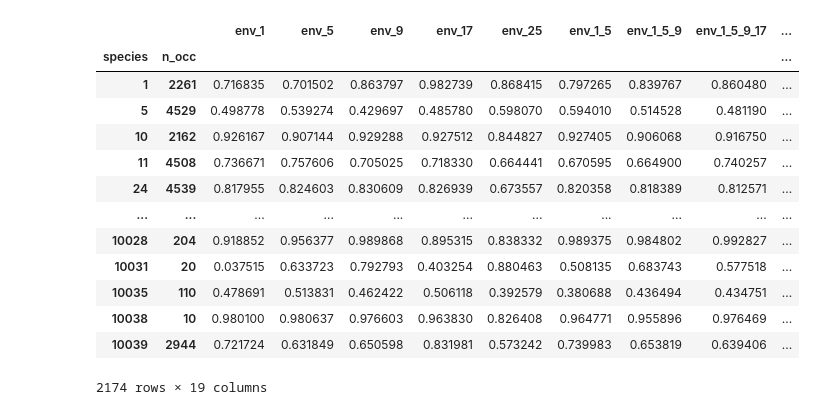
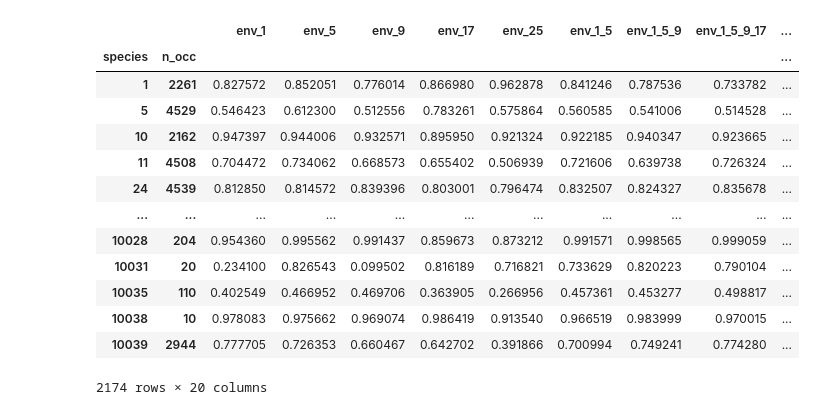
Before and after one commit to ninavantiel/multi_scale_SDMs, a Jupyter notebook: model_evaluation.ipynb, the cells around one changed output. Saved outputs shown, nothing was run; the diff lists cells and outputs as text; code cells hidden in the pictures.

```diff
--- a/model_evaluation.ipynb
+++ b/model_evaluation.ipynb
@@ -78,53 +82,57 @@ models = {
     '0702_env_5': 'env_5',
     '0702_env_9': 'env_9',
     '0702_env_17': 'env_17',
-    '0702_env_25': 'env_25',
+    '0708_env_25_seed_43': 'env_25',
     '0702_env_1_5': 'env_1_5',
     '0702_env_1_5_9': 'env_1_5_9',
     '0702_env_1_5_9_17': 'env_1_5_9_17',
     '0702_env_1_5_9_17_25': 'env_1_5_9_17_25',
 
     # '0623_env_1_out_2048': 'env_1_out_2048',
     # '0623_env_5_out_2048': 'env_5_out_2048',
     # '0623_env_9_out_2048': 'env_9_out_2048',
     # '0623_env_17_out_2048': 'env_17_out_2048',
     # '0623_env_25_out_2048': 'env_25_out_2048',
     # '0623_env_1_5_9_out_2048': 'env_1_5_9_out_2048',
 
-    '0702_sat_25': 'sat_25',
-    '0702_sat_59': 'sat_59',
-    '0702_sat_115': 'sat_115',
-    '0702_sat_25_59_115': 'sat_25_59_115',
+    '0704_sat_25': 'sat_25',
+    '0704_sat_59': 'sat_59',
+    '0704_sat_115': 'sat_115',
+    '0704_sat_25_59': 'sat_25_59',
+    '0704_sat_25_59_115': 'sat_25_59_115',
 
     '0701_env_1_sat_25': 'env_1_sat_25',
     '0703_env_1_sat_59': 'env_1_sat_59',
     '0703_env_1_sat_115': 'env_1_sat_115',
     '0701_env_1_sat_25_59_115_v2': 'env_1_sat_25_59_115',
     '0701_env_1_5_sat_25_59_115': 'env_1_5_sat_25_59_115',
     '0701_env_1_5_9_17_sat_25_59_115': 'env_1_5_9_17_sat_25_59_115'
 
 }
-checkpoint =  'best_val_auc' # 'last' #
+checkpoint =  'last' # 'best_val_auc' #
 auc_df = pd.concat([
     pd.read_csv(f"models/{k}/{checkpoint}_species_auc.csv").rename(columns={"auc": v}).set_index(['species','n_occ']) for k, v in models.items()
 ], axis=1)
 
+# auc_df['env_25'] = pd.read_csv(f"models/0702_env_25/best_val_auc_species_auc.csv").rename(columns={"auc": 'env_25'}).set_index(['species','n_occ'])
+auc_df['sat_59'] = pd.read_csv(f"models/0704_sat_59/best_val_auc_species_auc.csv").rename(columns={"auc": 'sat_59'}).set_index(['species','n_occ'])
+
 auc_df
 # %% [output]
 |  |  | env_1 | env_5 | env_9 | env_17 | env_25 | env_1_5 | env_1_5_9 | env_1_5_9_17 | ... |
 | species | n_occ |  |  |  |  |  |  |  |  | ... |
-| 1 | 2261 | 0.716835 | 0.701502 | 0.863797 | 0.982739 | 0.868415 | 0.797265 | 0.839767 | 0.860480 | ... |
-| 5 | 4529 | 0.498778 | 0.539274 | 0.429697 | 0.485780 | 0.598070 | 0.594010 | 0.514528 | 0.481190 | ... |
-| 10 | 2162 | 0.926167 | 0.907144 | 0.929288 | 0.927512 | 0.844827 | 0.927405 | 0.906068 | 0.916750 | ... |
-| 11 | 4508 | 0.736671 | 0.757606 | 0.705025 | 0.718330 | 0.664441 | 0.670595 | 0.664900 | 0.740257 | ... |
-| 24 | 4539 | 0.817955 | 0.824603 | 0.830609 | 0.826939 | 0.673557 | 0.820358 | 0.818389 | 0.812571 | ... |
+| 1 | 2261 | 0.827572 | 0.852051 | 0.776014 | 0.866980 | 0.962878 | 0.841246 | 0.787536 | 0.733782 | ... |
+| 5 | 4529 | 0.546423 | 0.612300 | 0.512556 | 0.783261 | 0.575864 | 0.560585 | 0.541006 | 0.514528 | ... |
+| 10 | 2162 | 0.947397 | 0.944006 | 0.932571 | 0.895950 | 0.921324 | 0.922185 | 0.940347 | 0.923665 | ... |
+| 11 | 4508 | 0.704472 | 0.734062 | 0.668573 | 0.655402 | 0.506939 | 0.721606 | 0.639738 | 0.726324 | ... |
+| 24 | 4539 | 0.812850 | 0.814572 | 0.839396 | 0.803001 | 0.796474 | 0.832507 | 0.824327 | 0.835678 | ... |
 | ... | ... | ... | ... | ... | ... | ... | ... | ... | ... | ... |
-| 10028 | 204 | 0.918852 | 0.956377 | 0.989868 | 0.895315 | 0.838332 | 0.989375 | 0.984802 | 0.992827 | ... |
-| 10031 | 20 | 0.037515 | 0.633723 | 0.792793 | 0.403254 | 0.880463 | 0.508135 | 0.683743 | 0.577518 | ... |
-| 10035 | 110 | 0.478691 | 0.513831 | 0.462422 | 0.506118 | 0.392579 | 0.380688 | 0.436494 | 0.434751 | ... |
-| 10038 | 10 | 0.980100 | 0.980637 | 0.976603 | 0.963830 | 0.826408 | 0.964771 | 0.955896 | 0.976469 | ... |
-| 10039 | 2944 | 0.721724 | 0.631849 | 0.650598 | 0.831981 | 0.573242 | 0.739983 | 0.653819 | 0.639406 | ... |
+| 10028 | 204 | 0.954360 | 0.995562 | 0.991437 | 0.859673 | 0.873212 | 0.991571 | 0.998565 | 0.999059 | ... |
+| 10031 | 20 | 0.234100 | 0.826543 | 0.099502 | 0.816189 | 0.716821 | 0.733629 | 0.820223 | 0.790104 | ... |
+| 10035 | 110 | 0.402549 | 0.466952 | 0.469706 | 0.363905 | 0.266956 | 0.457361 | 0.453277 | 0.498817 | ... |
+| 10038 | 10 | 0.978083 | 0.975662 | 0.969074 | 0.986419 | 0.913540 | 0.966519 | 0.983999 | 0.970015 | ... |
+| 10039 | 2944 | 0.777705 | 0.726353 | 0.660467 | 0.642702 | 0.391866 | 0.700994 | 0.749241 | 0.774280 | ... |
-2174 rows × 19 columns
+2174 rows × 20 columns
 # %%
 pa_path = get_path_to("pa", "glc23", datadir)
 print(pa_path)
```
Also changed, not shown: parts of 102 cells of this notebook, 8 other files.
